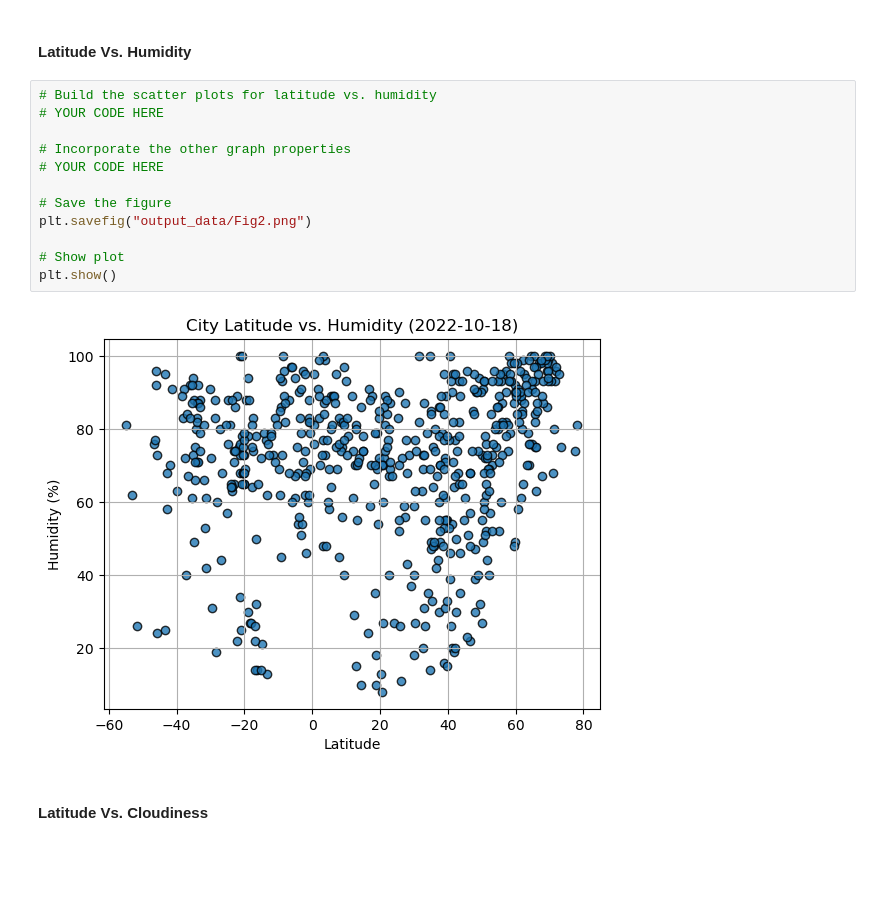
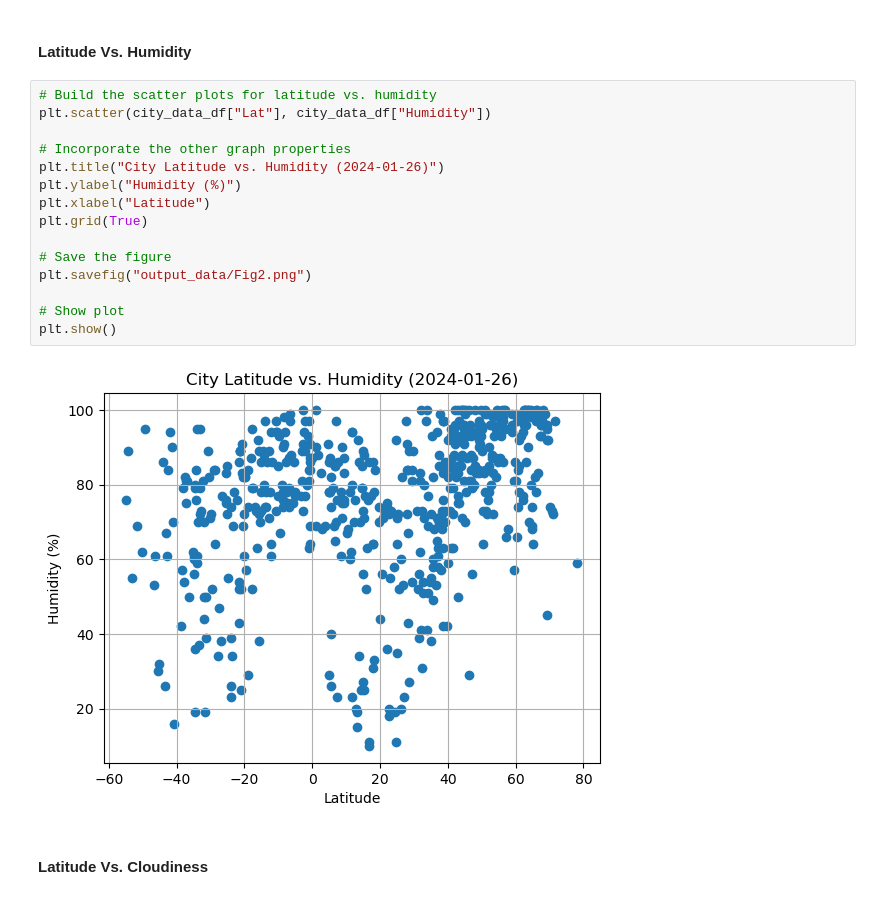
Before and after one commit to madhaught/python-api-challenge, a Jupyter notebook: WeatherPy/WeatherPy.ipynb, the cells around one changed output. Drawn from its saved outputs; the diff is of its cells as text; blank space fills up the shorter version.

```diff
--- a/WeatherPy/WeatherPy.ipynb
+++ b/WeatherPy/WeatherPy.ipynb
@@ -208,18 +211,21 @@ plt.show()
 #### Latitude Vs. Humidity
 # %%
 # Build the scatter plots for latitude vs. humidity
-# YOUR CODE HERE
+plt.scatter(city_data_df["Lat"], city_data_df["Humidity"])
 
 # Incorporate the other graph properties
-# YOUR CODE HERE
+plt.title("City Latitude vs. Humidity (2024-01-26)")
+plt.ylabel("Humidity (%)")
+plt.xlabel("Latitude")
+plt.grid(True)
 
 # Save the figure
 plt.savefig("output_data/Fig2.png")
 
 # Show plot
 plt.show()
 # %% [output]
-[figure, old version]
+[figure, new version]
 # %% [markdown]
 #### Latitude Vs. Cloudiness
 # %%
```
Also changed, not shown: parts of 7 cells of this notebook, 5 other files.
